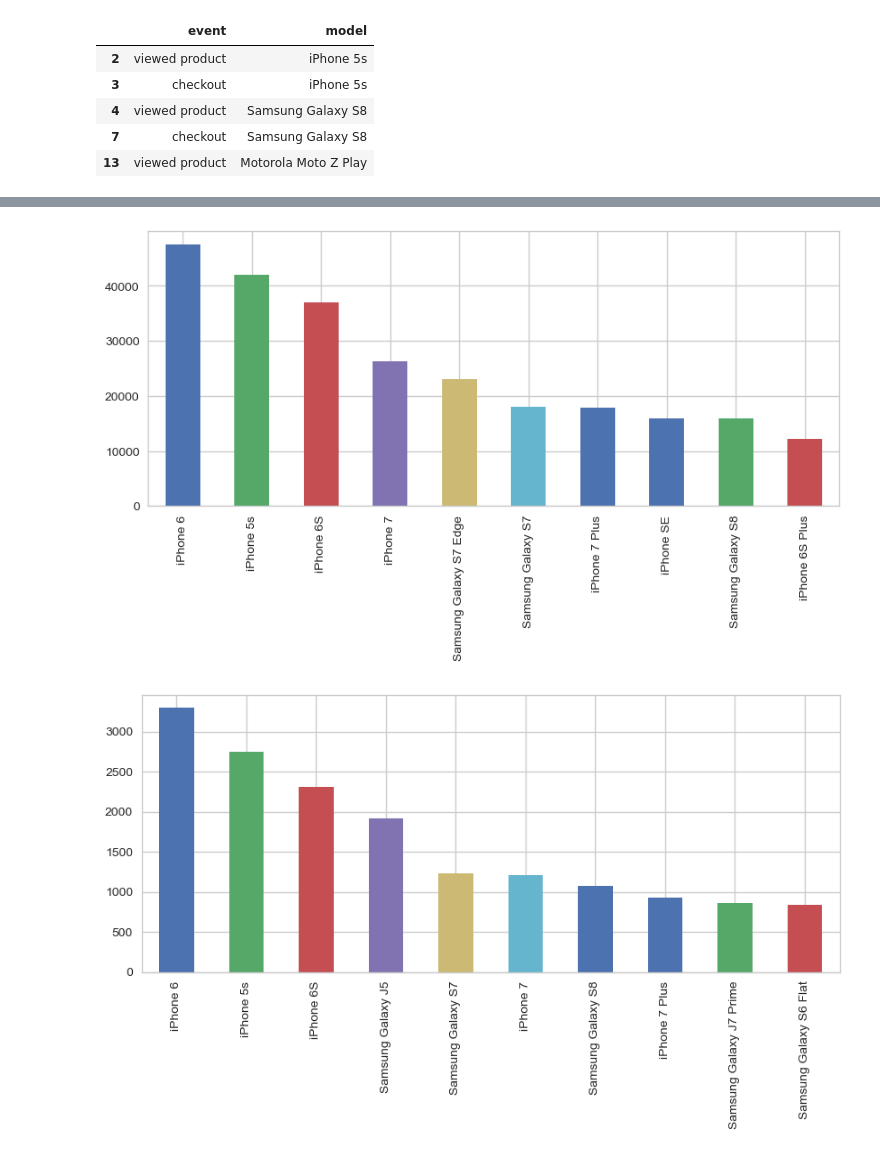
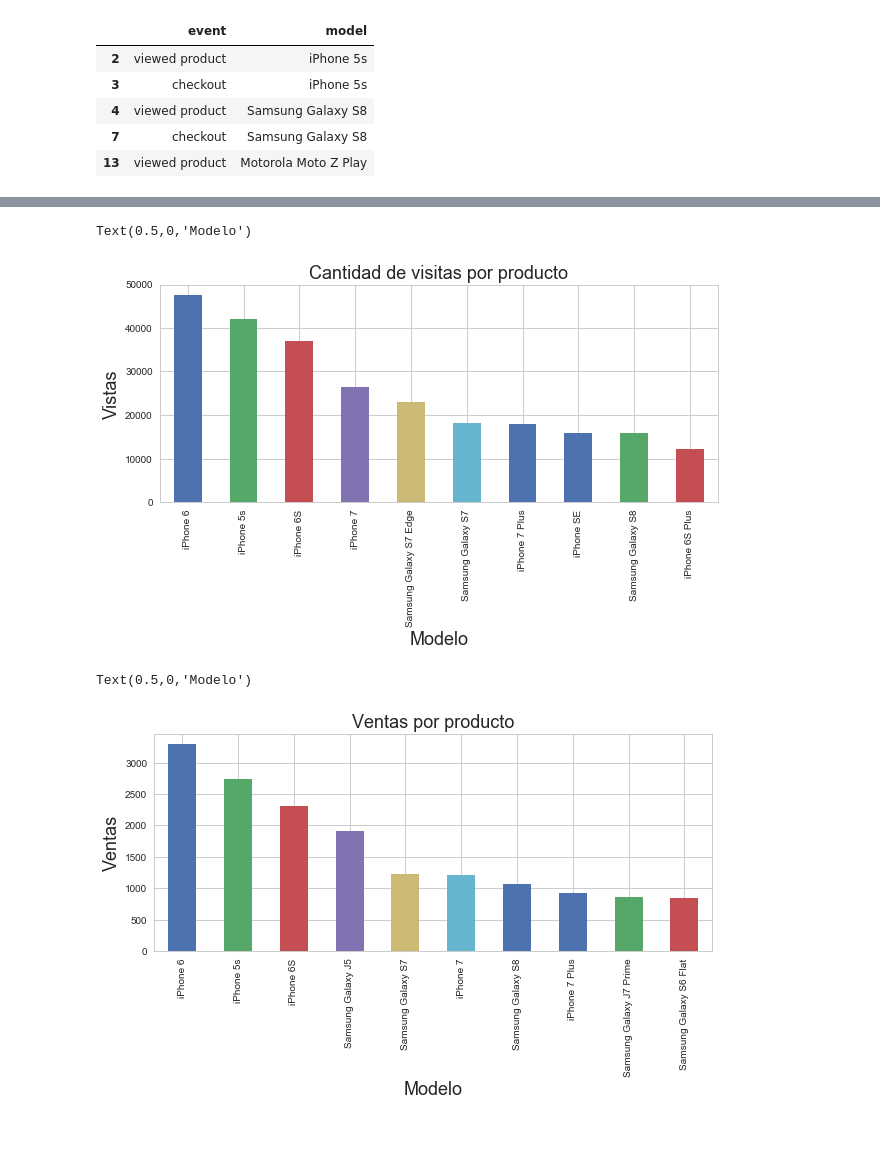
Before and after one commit to MartinCohen98/OrganizacionDeDatosTP1, a Jupyter notebook: AnalisisExploratorioMartin.ipynb, the cells around one changed output, grey strips where cells are left out. Drawn from its saved outputs; the diff is of its cells as text; code cells hidden in the pictures.

```diff
--- a/AnalisisExploratorioMartin.ipynb
+++ b/AnalisisExploratorioMartin.ipynb
@@ -99,15 +99,25 @@ Text(0.5,0,'Tipo de evento')
 # %%
 productosVistos = productos.loc[productos['event'] == 'viewed product', :]
 
 plotProductosVistos = productosVistos['model'].value_counts().head(10).plot(kind = 'bar', figsize=(10,4))
+
+plotProductosVistos.set_title('Cantidad de visitas por producto', fontsize=18)
+plotProductosVistos.set_ylabel('Vistas', fontsize=18)
+plotProductosVistos.set_xlabel('Modelo', fontsize=18)
 # %% [output]
+Text(0.5,0,'Modelo')
-[figure, old version]
+[figure, new version]
 # %%
 productosVendidos = productos.loc[productos['event'] == 'checkout', :]
 
 plotProductosVendidos = productosVendidos['model'].value_counts().head(10).plot(kind = 'bar', figsize=(10,4))
+
+plotProductosVendidos.set_title('Ventas por producto', fontsize=18)
+plotProductosVendidos.set_ylabel('Ventas', fontsize=18)
+plotProductosVendidos.set_xlabel('Modelo', fontsize=18)
 # %% [output]
+Text(0.5,0,'Modelo')
-[figure, old version]
+[figure, new version]
 # %%
 comparacionEventosDeProductos = sns.countplot(x = "model", hue = "event", data = productos, palette = "hls", order = productos.model.value_counts().iloc[:4].index)
 
```
Also changed, not shown: parts of 5 cells of this notebook.
